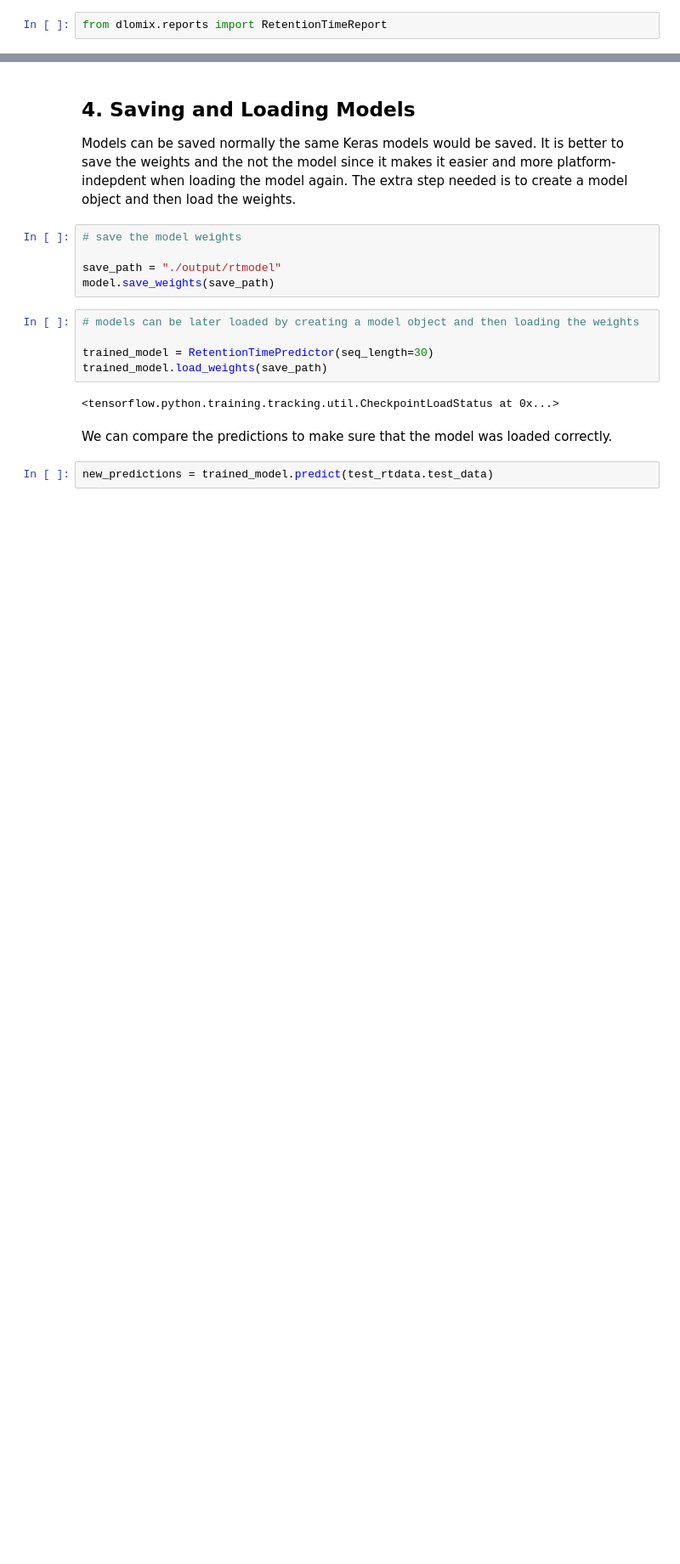
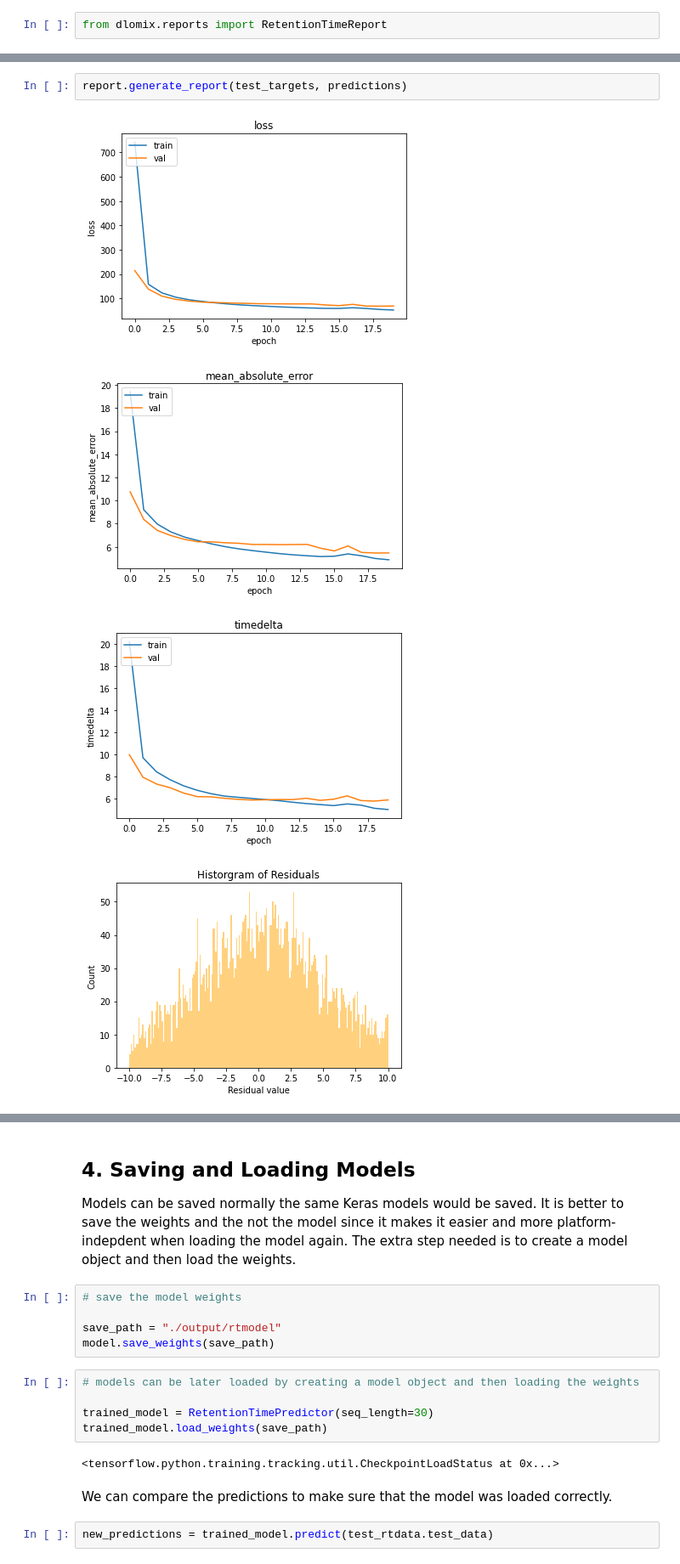
Before and after one commit to wilhelm-lab/dlomix, a Jupyter notebook: notebooks/Example_RTModel_Walkthrough_colab.ipynb, the cells around one changed output, grey strips where cells are left out. Shown at 85% size. Saved outputs shown, nothing was run; the diff lists cells and outputs as text; blank space fills up the shorter version.

```diff
--- a/notebooks/Example_RTModel_Walkthrough_colab.ipynb
+++ b/notebooks/Example_RTModel_Walkthrough_colab.ipynb
@@ -158,0 +177,7 @@ report.plot_residuals(test_targets, predictions, xrange=(-30, 30))
+# %%
+report.generate_report(test_targets, predictions)
+# %% [output]
+[figure, added]
+[figure, added]
+[figure, added]
+[figure, added]
```
Also changed, not shown: parts of 16 cells of this notebook.
